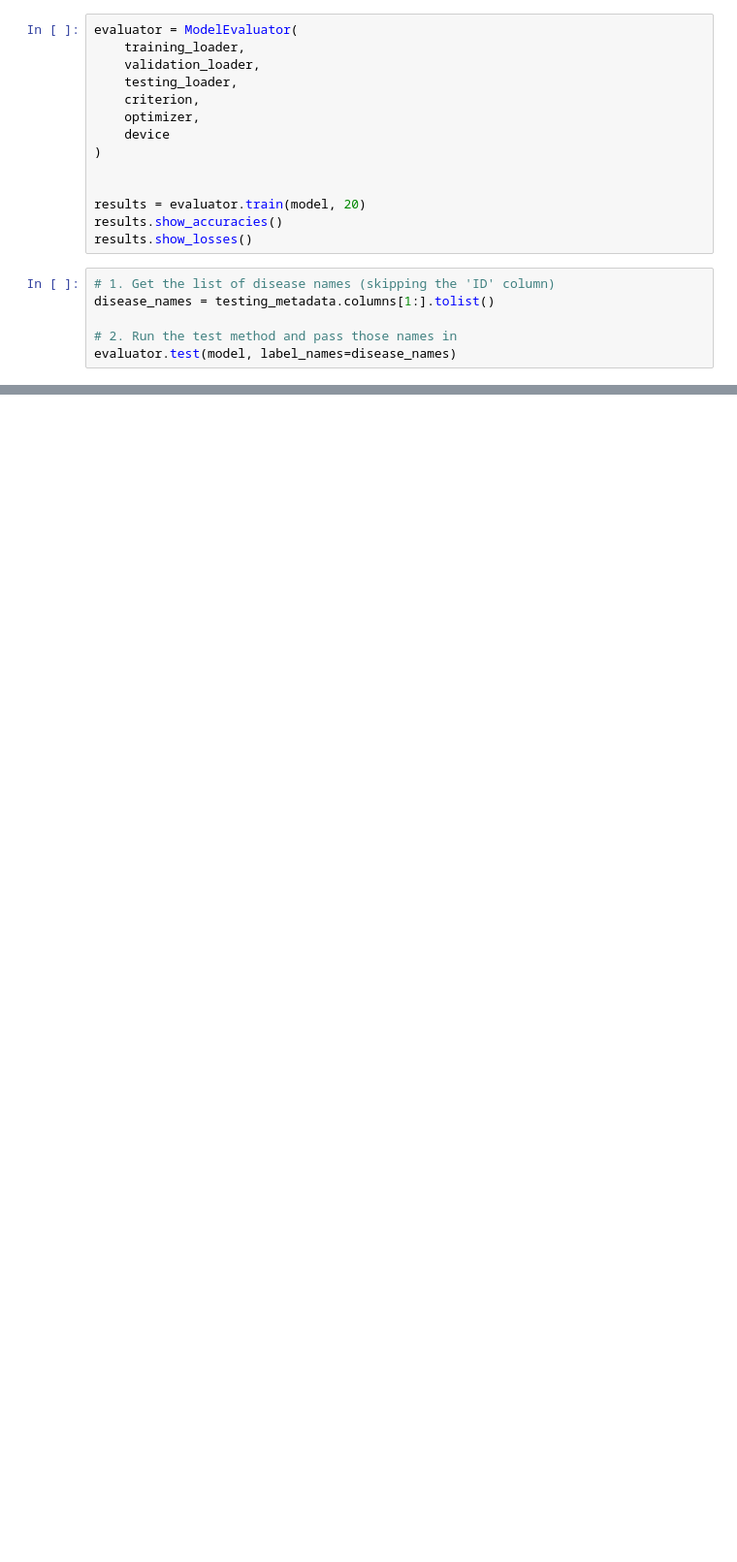
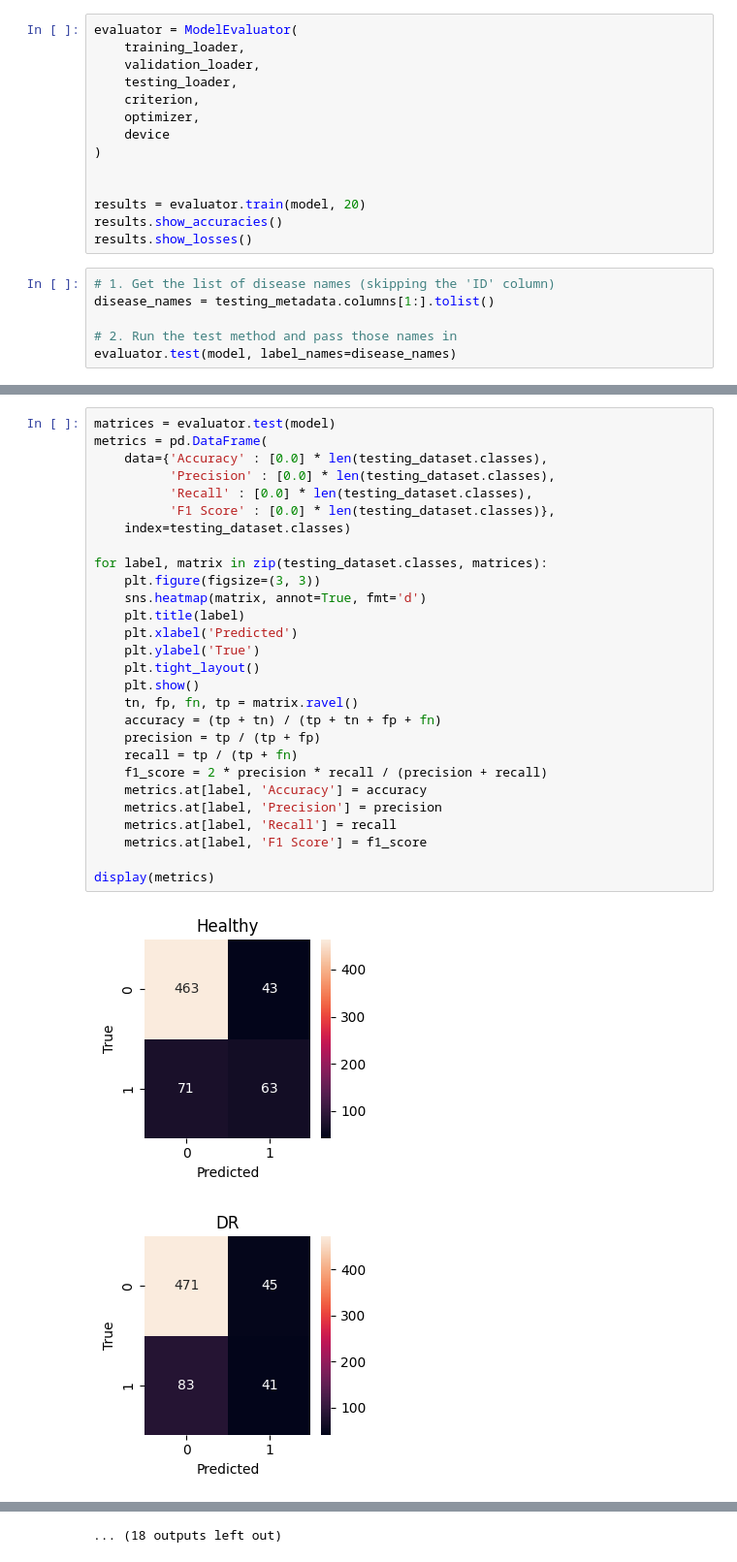
Before and after one commit to OlivesnPink/CompHealthAndMedFinal, a Jupyter notebook: EyeDiseaseDetectionFinalSubmission.ipynb, the cells around one changed output, grey strips where cells are left out. Shown at 97% size. Cells and saved outputs as stored; diff of their text form; blank space fills up the shorter version.

```diff
--- a/EyeDiseaseDetectionFinalSubmission.ipynb
+++ b/EyeDiseaseDetectionFinalSubmission.ipynb
@@ -939,0 +1406,31 @@ evaluator.test(model, label_names=disease_names)
+# %%
+matrices = evaluator.test(model)
+metrics = pd.DataFrame(
+    data={'Accuracy' : [0.0] * len(testing_dataset.classes),
+          'Precision' : [0.0] * len(testing_dataset.classes),
+          'Recall' : [0.0] * len(testing_dataset.classes),
+          'F1 Score' : [0.0] * len(testing_dataset.classes)},
+    index=testing_dataset.classes)
+
+for label, matrix in zip(testing_dataset.classes, matrices):
+    plt.figure(figsize=(3, 3))
+    sns.heatmap(matrix, annot=True, fmt='d')
+    plt.title(label)
+    plt.xlabel('Predicted')
+    plt.ylabel('True')
+    plt.tight_layout()
+    plt.show()
+    tn, fp, fn, tp = matrix.ravel()
+    accuracy = (tp + tn) / (tp + tn + fp + fn)
+    precision = tp / (tp + fp)
+    recall = tp / (tp + fn)
+    f1_score = 2 * precision * recall / (precision + recall)
+    metrics.at[label, 'Accuracy'] = accuracy
+    metrics.at[label, 'Precision'] = precision
+    metrics.at[label, 'Recall'] = recall
+    metrics.at[label, 'F1 Score'] = f1_score
+
+display(metrics)
+# %% [output]
+[figure, added]
+[figure, added]
@@ -939,0 +1447 @@ evaluator.test(model, label_names=disease_names)
+... (18 outputs left out)
```
Also changed, not shown: parts of 21 cells of this notebook.
